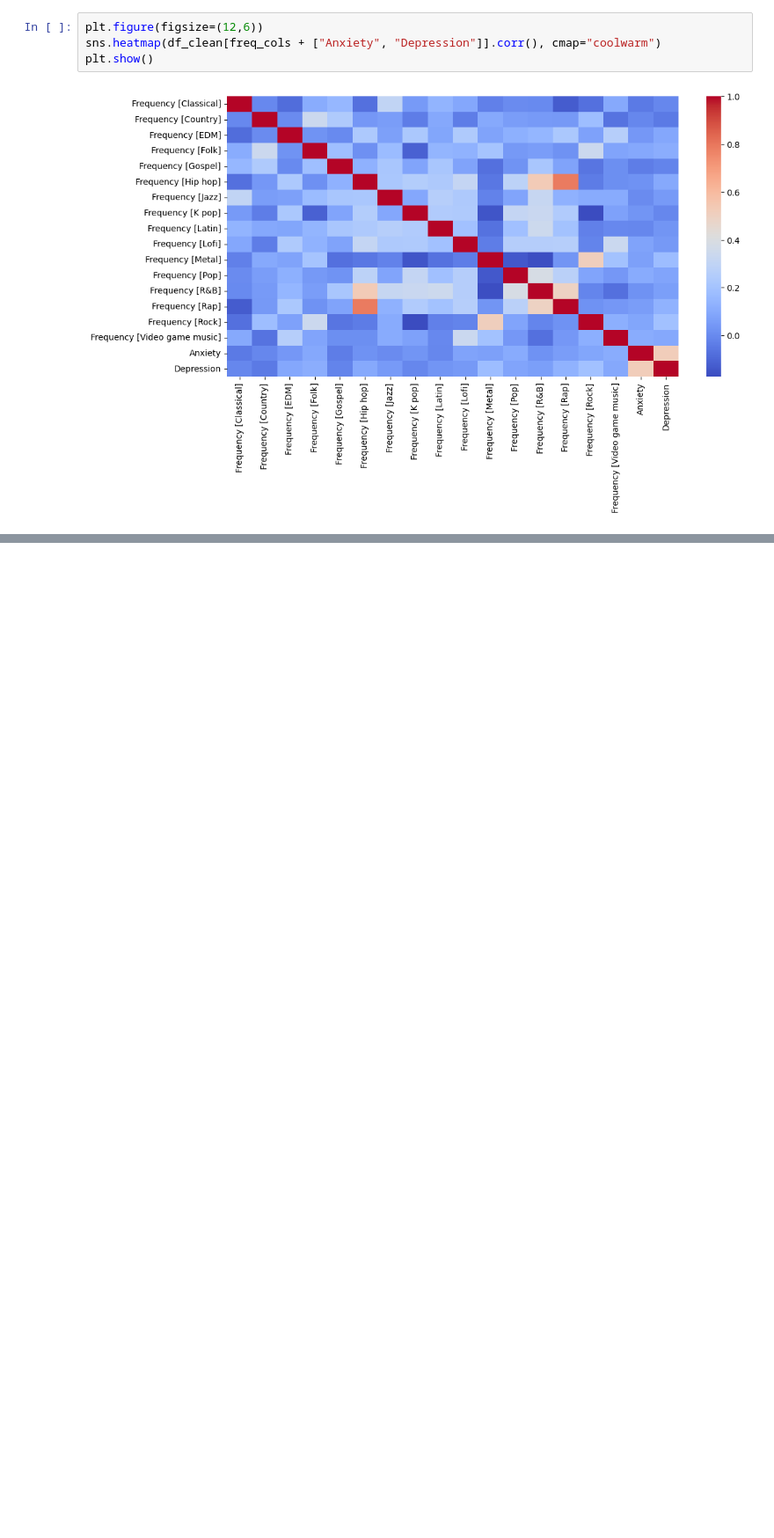
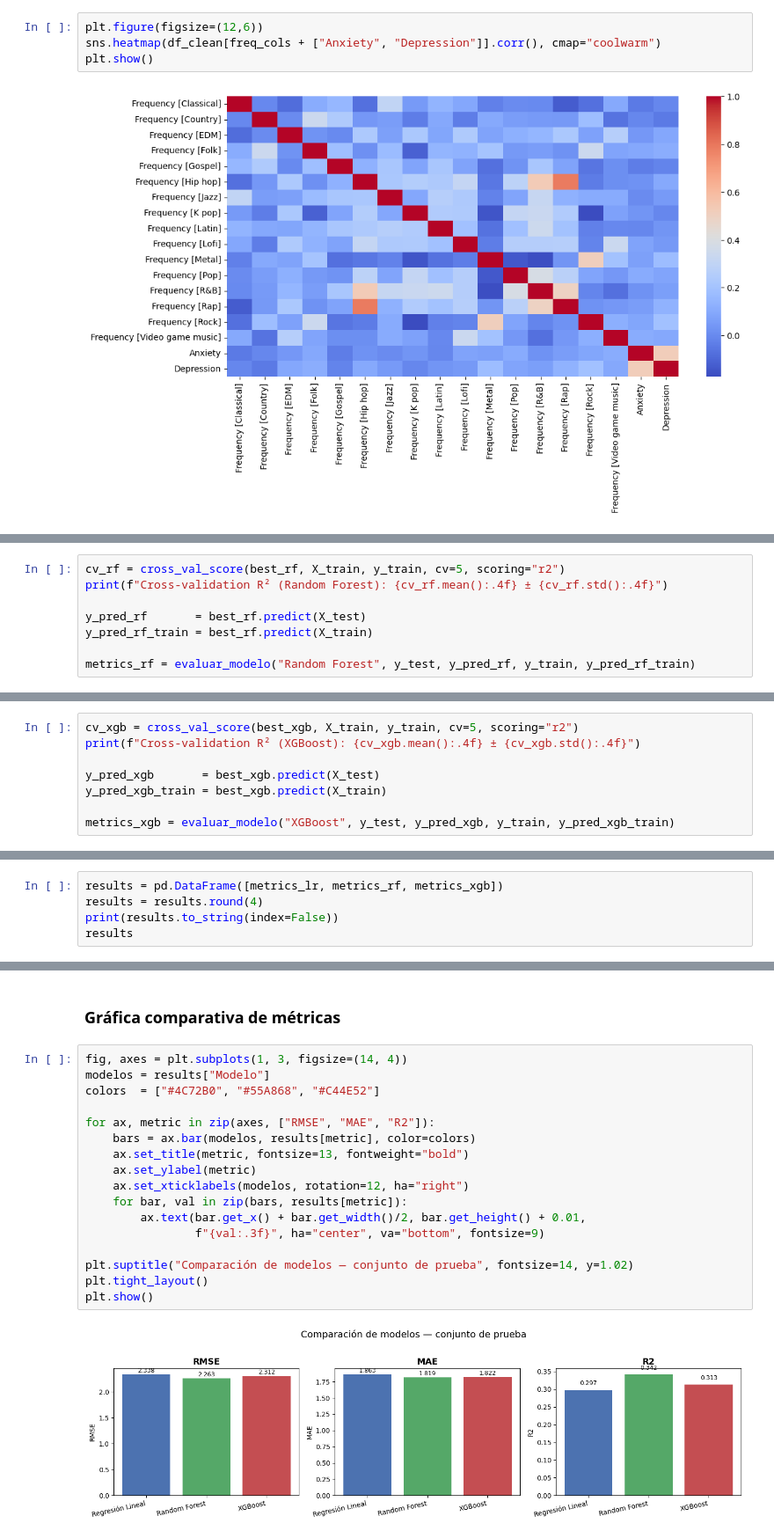
Before and after one commit to MarceloDetlefsen/proyecto_datascience, a Jupyter notebook: Proyecto1_Fase2.ipynb, the cells around one changed output, grey strips where cells are left out. Shown at 88% size. Cells and saved outputs as stored; diff of their text form; blank space fills up the shorter version.

```diff
--- a/Proyecto1_Fase2.ipynb
+++ b/Proyecto1_Fase2.ipynb
@@ -763,0 +535,8 @@ Este proyecto demuestra que los hábitos musicales tienen una relación limitada
+# %%
+cv_rf = cross_val_score(best_rf, X_train, y_train, cv=5, scoring="r2")
+print(f"Cross-validation R² (Random Forest): {cv_rf.mean():.4f} ± {cv_rf.std():.4f}")
+
+y_pred_rf       = best_rf.predict(X_test)
+y_pred_rf_train = best_rf.predict(X_train)
+
+metrics_rf = evaluar_modelo("Random Forest", y_test, y_pred_rf, y_train, y_pred_rf_train)
@@ -763,0 +588,8 @@ Este proyecto demuestra que los hábitos musicales tienen una relación limitada
+# %%
+cv_xgb = cross_val_score(best_xgb, X_train, y_train, cv=5, scoring="r2")
+print(f"Cross-validation R² (XGBoost): {cv_xgb.mean():.4f} ± {cv_xgb.std():.4f}")
+
+y_pred_xgb       = best_xgb.predict(X_test)
+y_pred_xgb_train = best_xgb.predict(X_train)
+
+metrics_xgb = evaluar_modelo("XGBoost", y_test, y_pred_xgb, y_train, y_pred_xgb_train)
@@ -763,0 +610,5 @@ Este proyecto demuestra que los hábitos musicales tienen una relación limitada
+# %%
+results = pd.DataFrame([metrics_lr, metrics_rf, metrics_xgb])
+results = results.round(4)
+print(results.to_string(index=False))
+results
@@ -763,0 +624,21 @@ Este proyecto demuestra que los hábitos musicales tienen una relación limitada
+# %% [markdown]
+### Gráfica comparativa de métricas
+# %%
+fig, axes = plt.subplots(1, 3, figsize=(14, 4))
+modelos = results["Modelo"]
+colors  = ["#4C72B0", "#55A868", "#C44E52"]
+
+for ax, metric in zip(axes, ["RMSE", "MAE", "R2"]):
+    bars = ax.bar(modelos, results[metric], color=colors)
+    ax.set_title(metric, fontsize=13, fontweight="bold")
+    ax.set_ylabel(metric)
+    ax.set_xticklabels(modelos, rotation=12, ha="right")
+    for bar, val in zip(bars, results[metric]):
+        ax.text(bar.get_x() + bar.get_width()/2, bar.get_height() + 0.01,
+                f"{val:.3f}", ha="center", va="bottom", fontsize=9)
+
+plt.suptitle("Comparación de modelos — conjunto de prueba", fontsize=14, y=1.02)
+plt.tight_layout()
+plt.show()
+# %% [output]
+[figure, added]
```
Also changed, not shown: parts of 83 cells of this notebook.
